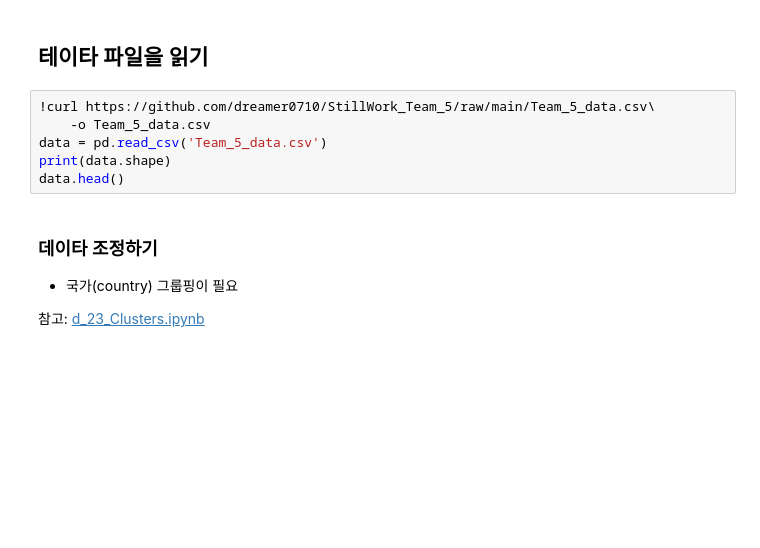
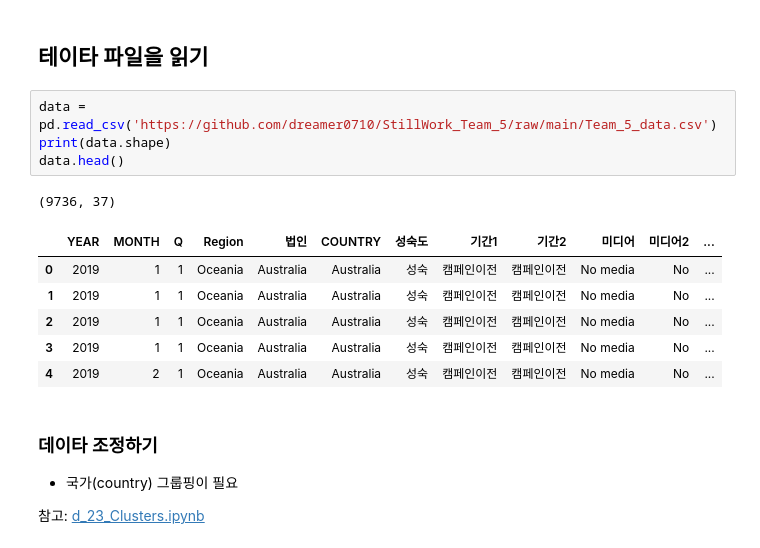
Before and after one commit to ggandyt/StillWork_Team_5, a Jupyter notebook: team_project.ipynb, the cells around one changed output. Saved outputs shown, nothing was run; the diff lists cells and outputs as text; blank space fills up the shorter version.

```diff
--- a/team_project.ipynb
+++ b/team_project.ipynb
@@ -34,11 +34,17 @@ matplotlib.rcParams.update({'font.size': 14})
 # %% [markdown]
 ## 테이타 파일을 읽기
 # %%
-!curl https://github.com/dreamer0710/StillWork_Team_5/raw/main/Team_5_data.csv\
-    -o Team_5_data.csv
-data = pd.read_csv('Team_5_data.csv')
+data = pd.read_csv('https://github.com/dreamer0710/StillWork_Team_5/raw/main/Team_5_data.csv')
 print(data.shape)
 data.head()
+# %% [output]
+(9736, 37)
+|  | YEAR | MONTH | Q | Region | 법인 | COUNTRY | 성숙도 | 기간1 | 기간2 | 미디어 | 미디어2 | ... |
+| 0 | 2019 | 1 | 1 | Oceania | Australia | Australia | 성숙 | 캠페인이전 | 캠페인이전 | No media | No | ... |
+| 1 | 2019 | 1 | 1 | Oceania | Australia | Australia | 성숙 | 캠페인이전 | 캠페인이전 | No media | No | ... |
+| 2 | 2019 | 1 | 1 | Oceania | Australia | Australia | 성숙 | 캠페인이전 | 캠페인이전 | No media | No | ... |
+| 3 | 2019 | 1 | 1 | Oceania | Australia | Australia | 성숙 | 캠페인이전 | 캠페인이전 | No media | No | ... |
+| 4 | 2019 | 2 | 1 | Oceania | Australia | Australia | 성숙 | 캠페인이전 | 캠페인이전 | No media | No | ... |
 # %% [markdown]
 ### 데이타 조정하기
 
```
Also changed, not shown: parts of 3 cells of this notebook.
